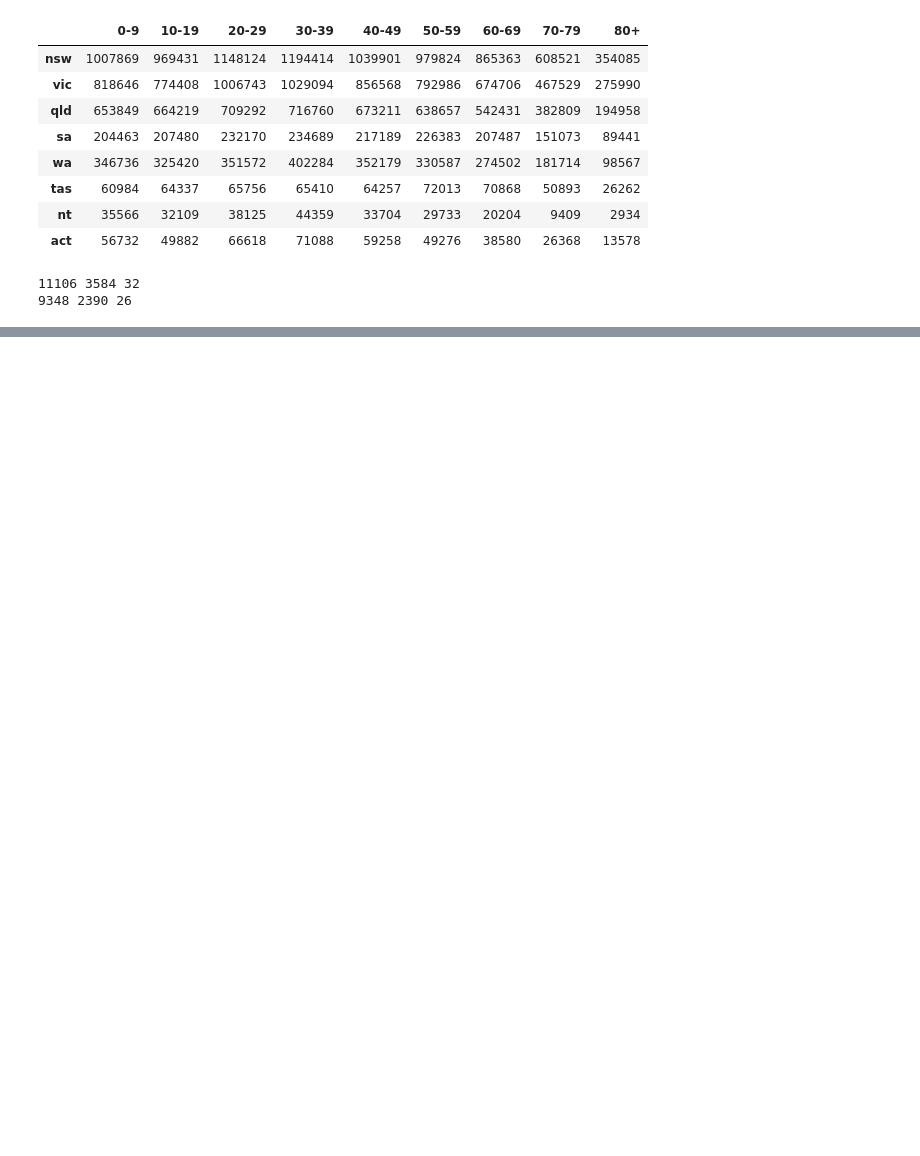
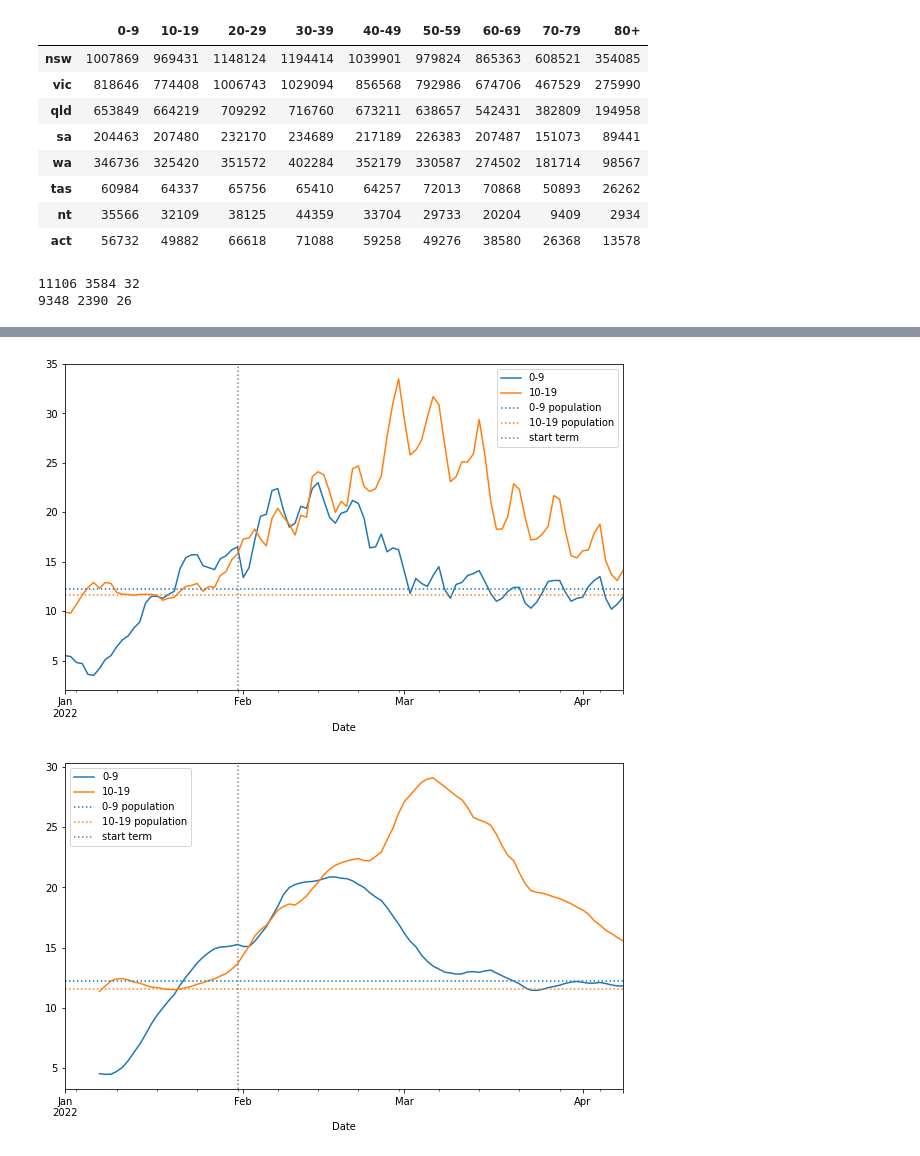
Before and after one commit to amanjit-gill-data/onsite-education-covid, a Jupyter notebook: project.ipynb, the cells around one changed output, grey strips where cells are left out. Cells and saved outputs as stored; diff of their text form; code cells hidden in the pictures; blank space fills up the shorter version.

```diff
--- a/project.ipynb
+++ b/project.ipynb
@@ -228,0 +237,32 @@ Index(['0-9', '10-19', '20-29', '30-39', '40-49', '50-59', '60-69', '70-79',
+# %%
+# Q4 did % of child case numbers match % of children in population?
+# ans graph2 showing % of cases above population % line, for just children
+
+# percentage of whole population that is aged 0-9 and 10-19
+vic_pop_total = s_vic_pops.sum()
+vic_perc_0_9 = round(s_vic_pops['0-9'] / vic_pop_total * 100, 1)
+vic_perc_10_19 = round(s_vic_pops['10-19'] / vic_pop_total * 100, 1)
+
+# percentage of daily cases belonging to each age group
+df_vic_perc = pd.DataFrame()
+df_vic_perc[vic_ages] = df_vic[vic_ages].div(df_vic.sum(axis=1), axis=0).mul(100).round(1)
+
+# plot both unsmoothed and smoothed
+ax1 = df_vic_perc[['0-9', '10-19']].plot(figsize=FIGSIZE)
+ax2 = df_vic_perc[['0-9', '10-19']].rolling(7).mean().plot(figsize=FIGSIZE)
+
+# add population lines and term start/end lines
+# first get colours matching the plots
+# then add the matching population line for each plot in its matching colour
+# then add term start/end lines
+col1 = ax1.lines[0].get_color()
+col2 = ax1.lines[1].get_color()
+
+for ax in [ax1, ax2]:
+    ax.axhline(y=vic_perc_0_9, linestyle=':', color=col1, label='0-9 population')
+    ax.axhline(y=vic_perc_10_19, linestyle=':', color=col2, label='10-19 population')
+    ax.axvline(x=start_term, linestyle=':', color='grey', label='start term')
+    ax.legend()
+# %% [output]
+[figure, added]
+[figure, added]
```
Also changed, not shown: parts of 10 cells of this notebook, 3 other files.
